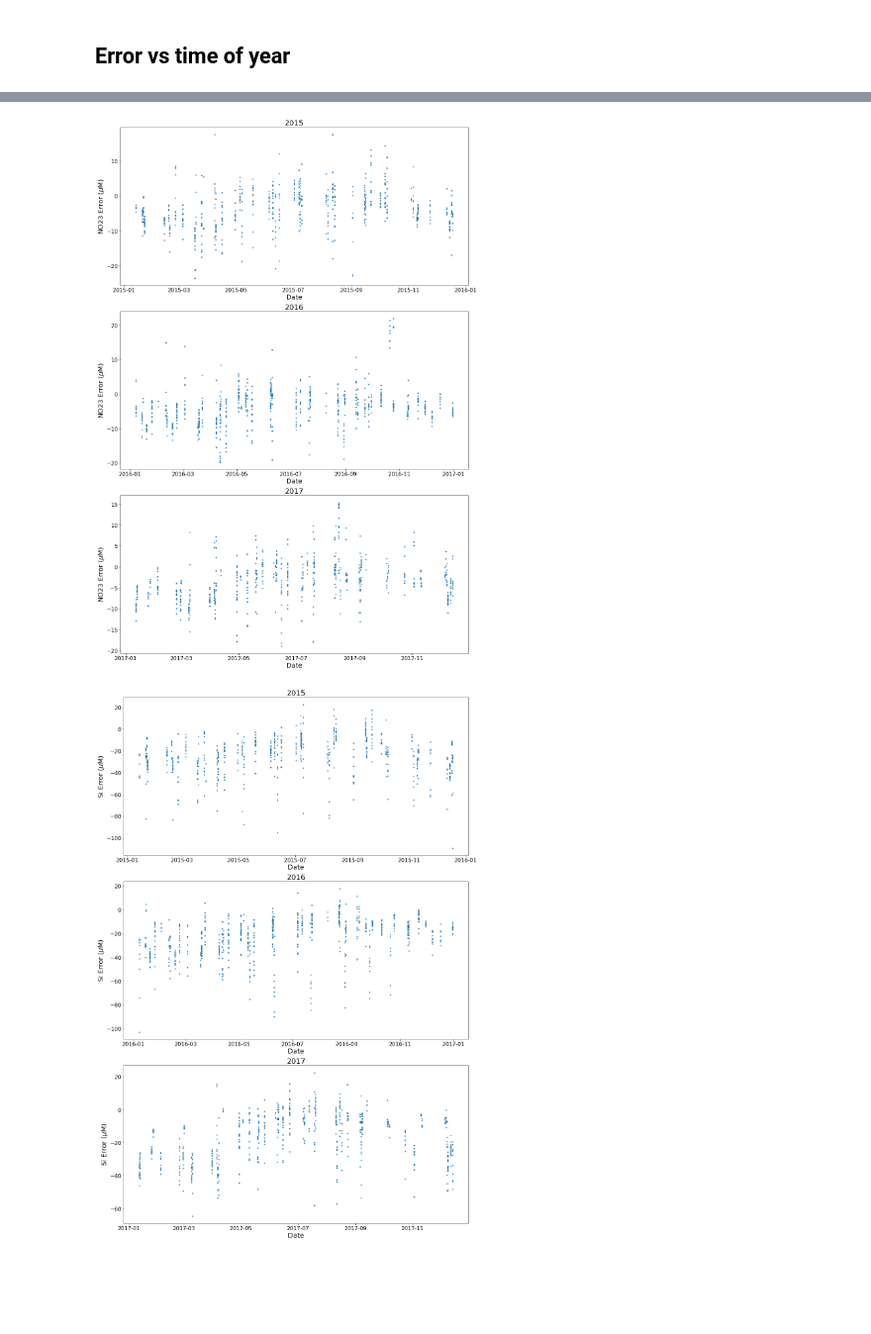
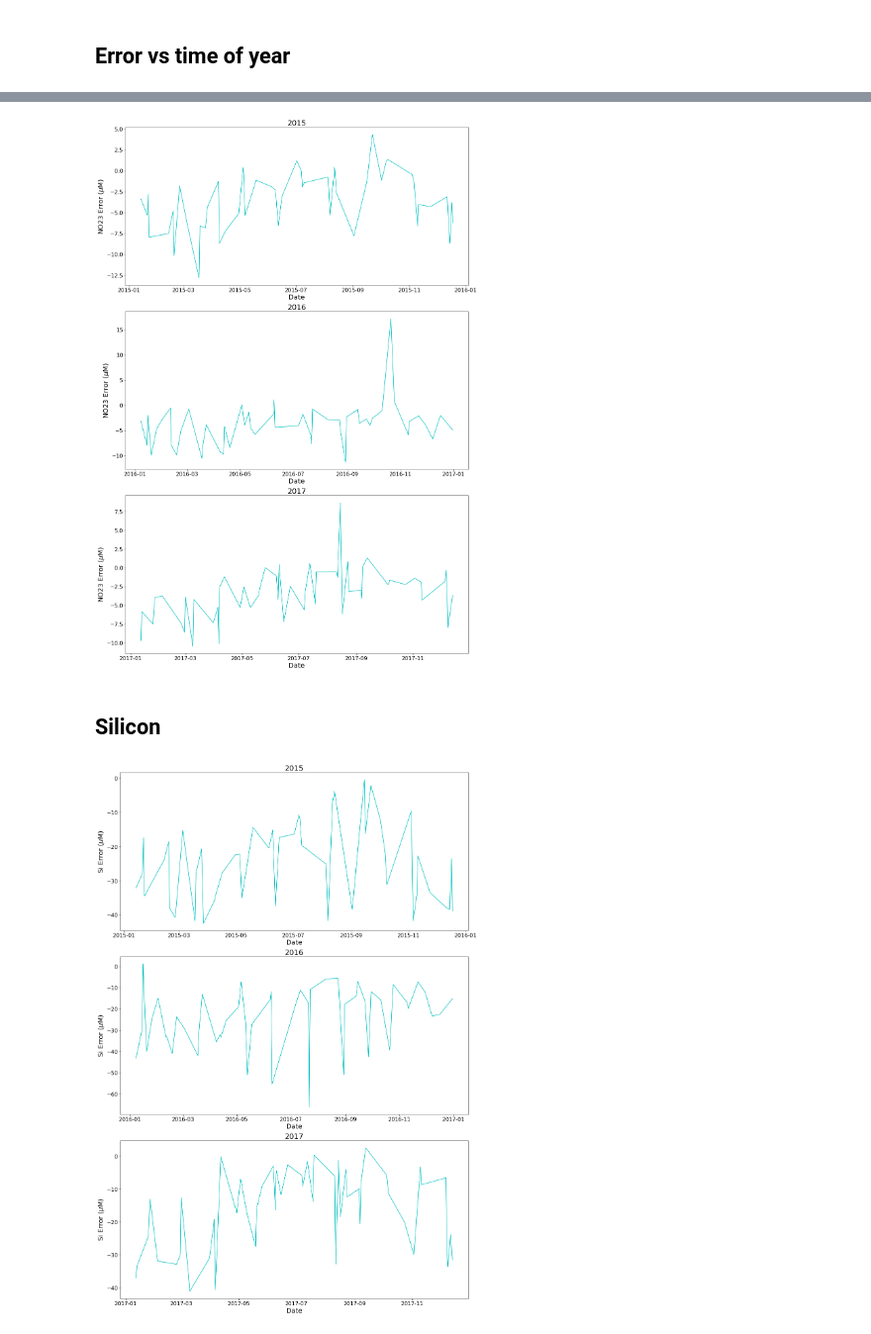
Before and after one commit to SalishSeaCast/analysis-keegan, a Jupyter notebook: notebooks/Evaluations/Time_Series_evaluation.ipynb, the cells around one changed output, grey strips where cells are left out. Shown at 99% size. Saved outputs shown, nothing was run; the diff lists cells and outputs as text; code cells hidden in the pictures; blank space fills up the shorter version.

Commit message:
Added mean err to timeseries, fixed bugs

```diff
--- a/notebooks/Evaluations/Time_Series_evaluation.ipynb
+++ b/notebooks/Evaluations/Time_Series_evaluation.ipynb
@@ -344,6 +344,3 @@ def ErrErr(fig,ax,obsvar1,modvar1,obsvar2,modvar2,lims1,lims2):
     ax.set_ylim(lims2)
     ax.set_aspect((lims1[1]-lims1[0])/(lims2[1]-lims2[0]))
     return m,cb
-# %%
-meanerr=datyear[2015].groupby(by='dtUTC').mean()
-meanerr
@@ -375,6 +352,20 @@ def multi_timerror_graph(down,figsize,years,obsvar,modvar):
             ax[d].set_xlabel(f'Date',fontsize=20)
             ax[d].set_ylabel(f'{obsvar} Error ($\mu$M)',fontsize=20)
             ax[d].set_title(str(Y), fontsize=22)
+    yearsFmt = mdates.DateFormatter('%d %b')
+    ax.xaxis.set_major_formatter(yearsFmt)
     plt.tight_layout()
+
+def multi_meanerr_graph(down,figsize,years,obsvar,modvar):
+    fig,ax=plt.subplots(down,1,figsize=figsize)
+    for d,Y in zip(range(down),years):
+            meanerr=datyear[Y].groupby(by='dtUTC').mean()
+            m=ax[d].plot(datyear[Y]['dtUTC'].unique(),meanerr[modvar]-meanerr[obsvar],'c-')
+            ax[d].set_xlabel(f'Date',fontsize=20)
+            ax[d].set_ylabel(f'{obsvar} Error ($\mu$M)',fontsize=20)
+            ax[d].set_title(str(Y), fontsize=22)
+    yearsFmt = mdates.DateFormatter('%d %b')
+    ax.xaxis.set_major_formatter(yearsFmt)
+    plt.tight_layout()
 # %% [markdown]
 ## Error vs time of year
@@ -384,16 +375,18 @@ Due to all of the outliers and other noise I am finding it very hard to determin
 obsvar='NO23'
 modvar='mod_nitrate'
 
-multi_timerror_graph(3,(16,23),years,obsvar,modvar)
+multi_meanerr_graph(3,(16,23),years,obsvar,modvar)
 # %% [output]
-[figure, old version]
+[figure, new version]
+# %% [markdown]
+## Silicon
 # %%
 obsvar='Si'
 modvar='mod_silicon'
 
-multi_timerror_graph(3,(16,23),years,obsvar,modvar)
+multi_meanerr_graph(3,(16,23),years,obsvar,modvar)
 # %% [output]
-[figure, old version]
+[figure, new version]
 # %%
 def multi_timese_graph(down,figsize,years,obsvar,modvar):
     fig,ax=plt.subplots(down,1,figsize=figsize)
```
Also changed, not shown: parts of 9 cells of this notebook, 1 other file.
